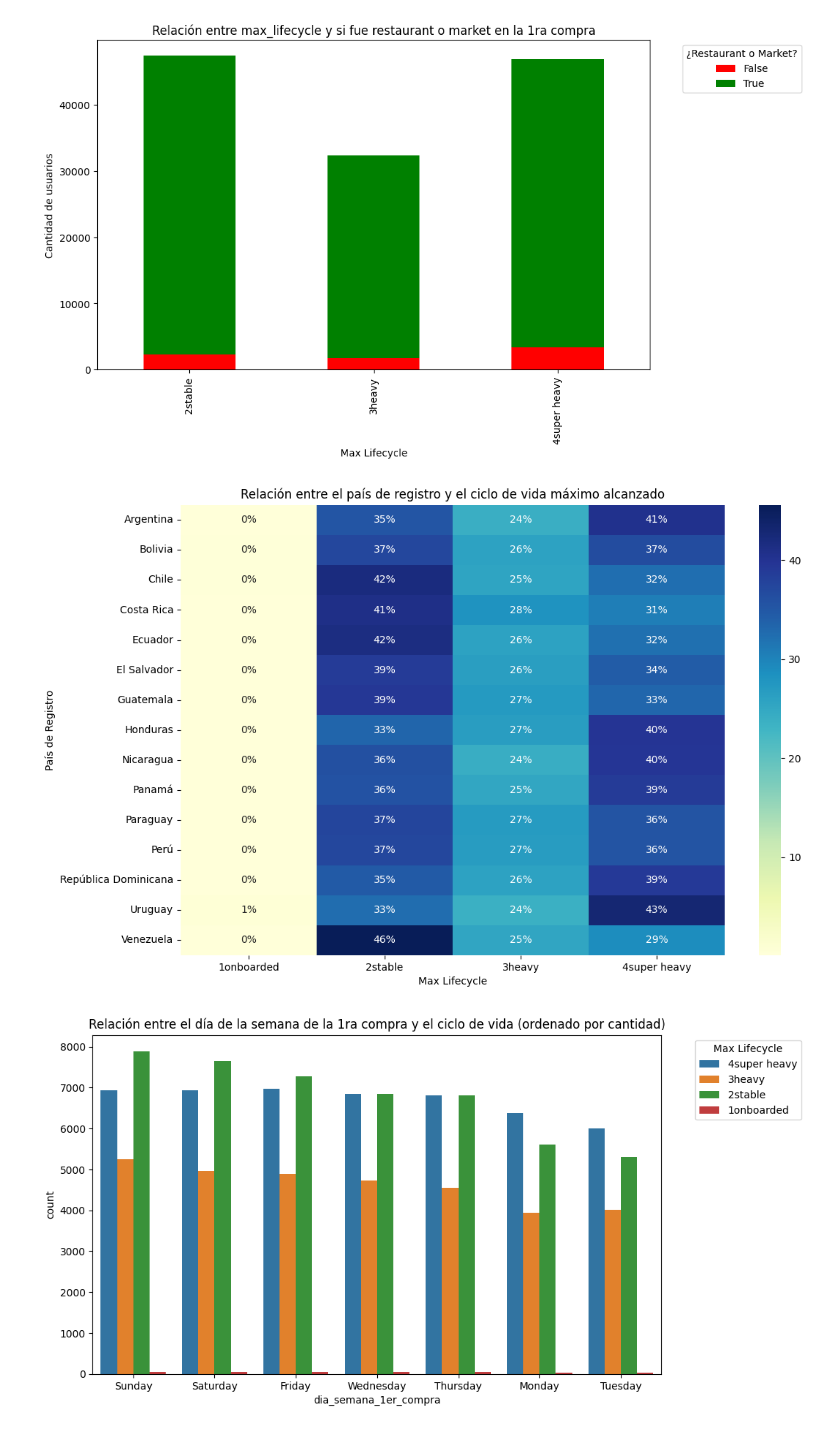
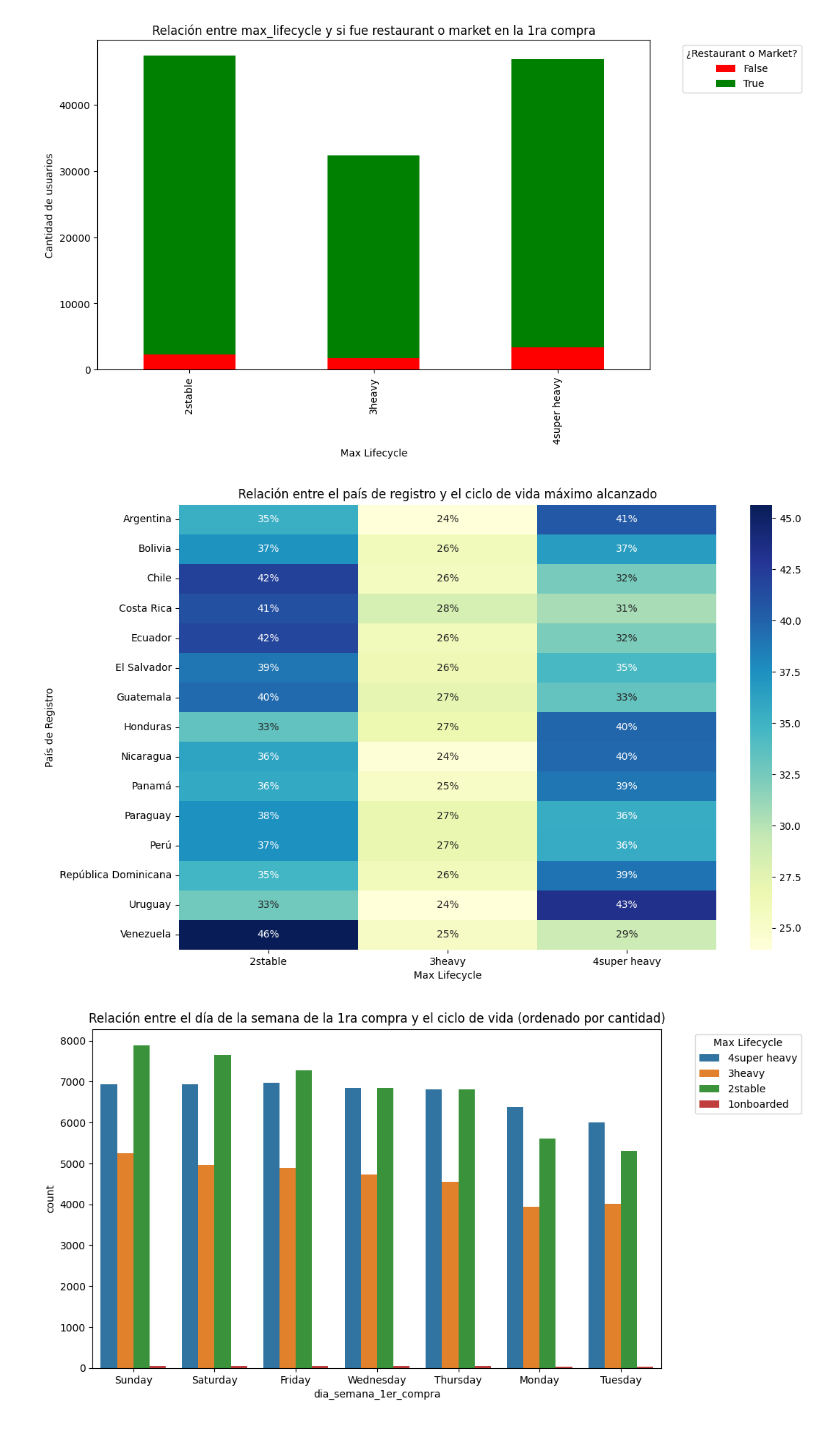
Before and after one commit to GuidoOliveri11/tesis_MiM_Guido_Luca_Oliveri, a Jupyter notebook: Guido_Oliveri_Tesis.ipynb, the cells around one changed output. Saved outputs shown, nothing was run; the diff lists cells and outputs as text; code cells hidden in the pictures.

```diff
--- a/Guido_Oliveri_Tesis.ipynb
+++ b/Guido_Oliveri_Tesis.ipynb
@@ -227,18 +227,23 @@ plt.show()
 [figure]
 # %%
 ############ D) HEATMAP Relación entre el País de Registro y max_lifecycle ########################
-crosstab_percentage = pd.crosstab(df['pais_registro_user'], df['max_lifecycle'], normalize='index') * 100
+
+# Excluir '1onboarded' de la columna 'max_lifecycle'
+df_filtered = df[df['max_lifecycle'] != '1onboarded']
+
+# Crear la tabla de contingencia con los datos filtrados
+crosstab_percentage = pd.crosstab(df_filtered['pais_registro_user'], df_filtered['max_lifecycle'], normalize='index') * 100
 
 plt.figure(figsize=(12, 8))
 sns.heatmap(crosstab_percentage, annot=crosstab_percentage.applymap(lambda v: f'{v:.0f}%'), cmap="YlGnBu", fmt="")
 
 plt.title('Relación entre el país de registro y el ciclo de vida máximo alcanzado')
 plt.xlabel('Max Lifecycle')
 plt.ylabel('País de Registro')
 
 plt.show()
 # %% [output]
-[figure, old version]
+[figure, new version]
 # %%
 ############ E) GRAFICO DE BARRAS Relación entre el Día de la Semana de la Primera Compra y max_lifecycle ########################
 df_day_order = df.groupby('dia_semana_1er_compra').size().reset_index(name='count')
```
Also changed, not shown: parts of 3 cells of this notebook.
